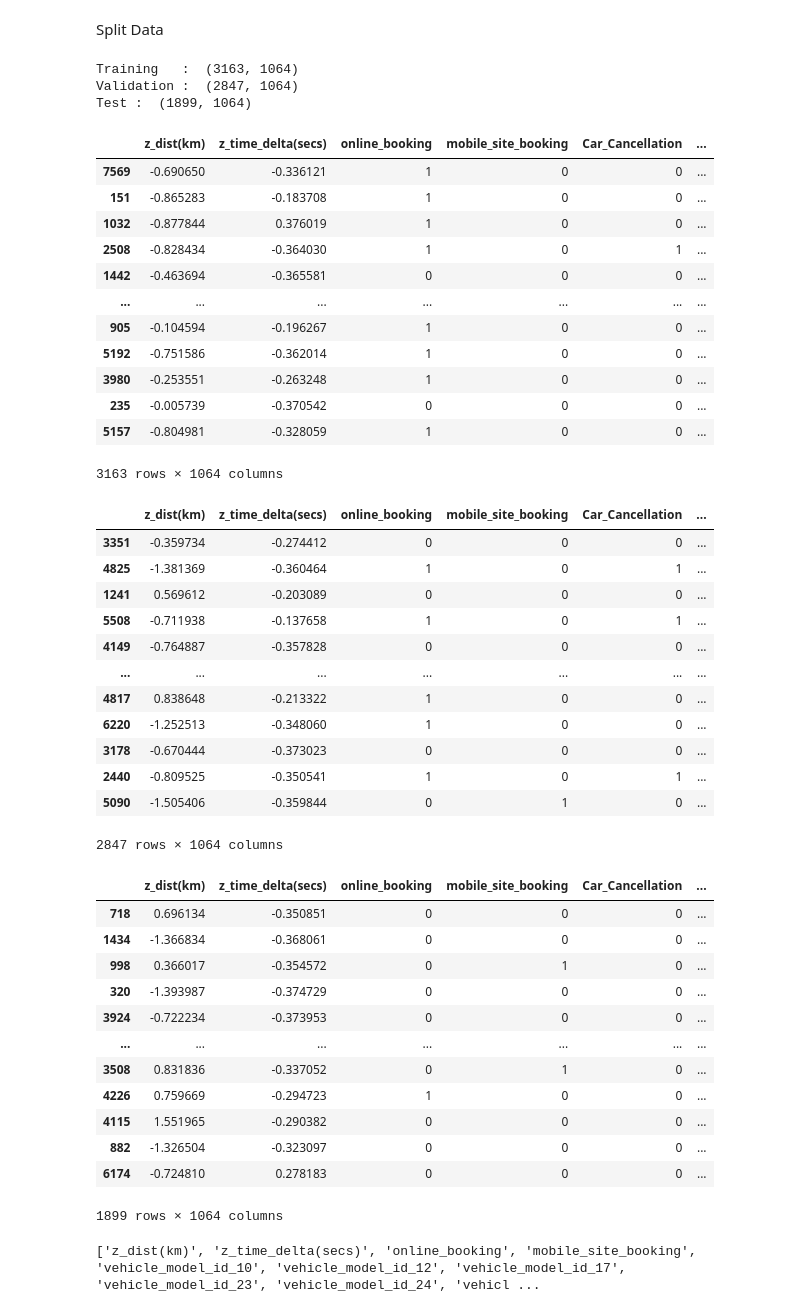
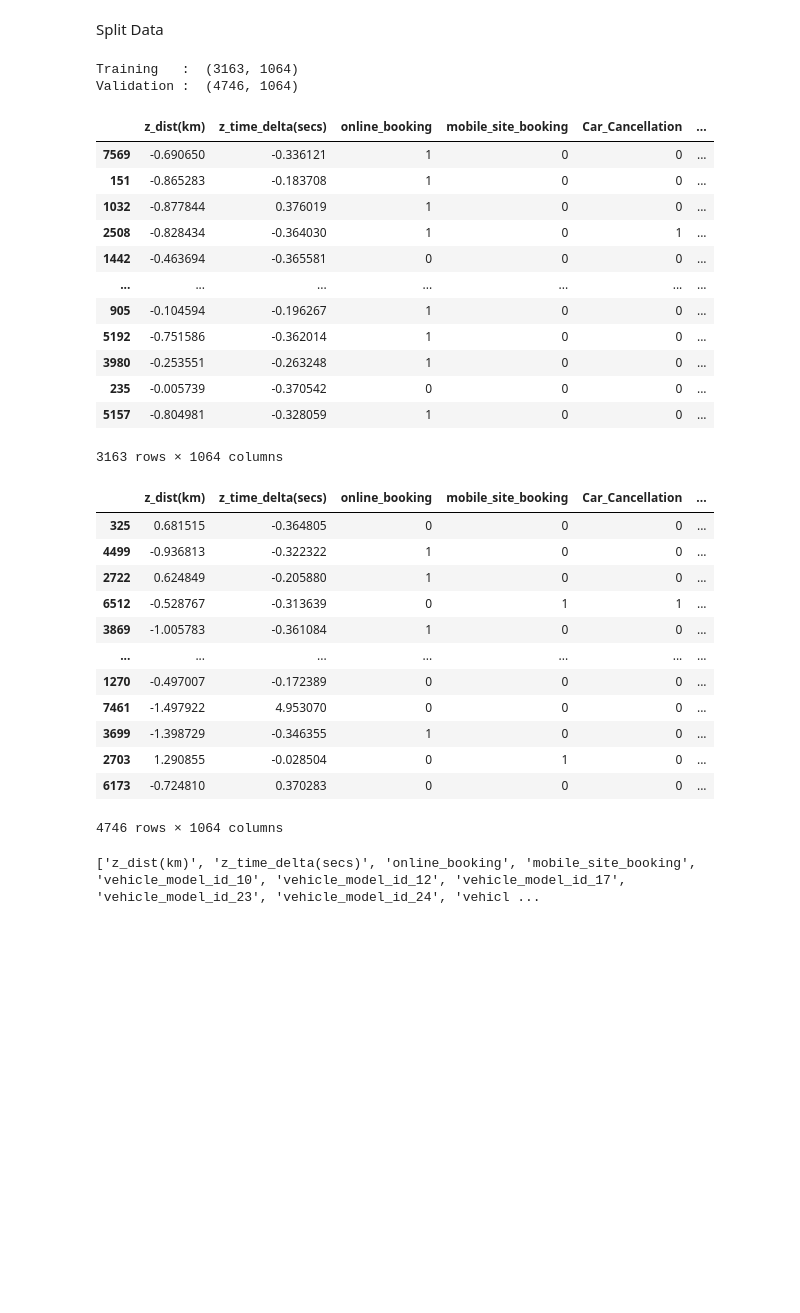
Before and after one commit to zachfreitas/ADS_505_Applied_Data_Sci_for_Business-, a Jupyter notebook: Module_3/Assignment_3/Zachariah_Freitas_Assignment_3.ipynb, the cells around one changed output. Drawn from its saved outputs; the diff is of its cells as text; code cells hidden in the pictures; blank space fills up the shorter version.

```diff
--- a/Module_3/Assignment_3/Zachariah_Freitas_Assignment_3.ipynb
+++ b/Module_3/Assignment_3/Zachariah_Freitas_Assignment_3.ipynb
@@ -334,6 +338,7 @@ for col in num_vars:
 Correlation Analysis
 # %%
 #correlation Analysis
+taxi_df["Car_Cancellation"] = taxi_df["Car_Cancellation"].astype("int64")
 plt.subplots(figsize=(20,10))
 sns.heatmap(taxi_df.corr(), annot = True, fmt = ".2f", cmap = "viridis");
 # %% [output]
@@ -406,75 +411,58 @@ Index(['online_booking', 'mobile_site_booking', 'Car_Cancellation', 'dist(km)',
 Split Data
 # %%
 # alternative way using scikit-learn
-train, temp = train_test_split(taxi_df, train_size=0.4, random_state=1)
-valid, test = train_test_split(temp, train_size=0.6, random_state=1)
+train, valid = train_test_split(taxi_df, train_size=0.4, random_state=1)
+#valid, test = train_test_split(temp, train_size=0.6, random_state=1)
 
 print('Training   : ', train.shape)
 print('Validation : ', valid.shape)
-print('Test : ', test.shape)
 # %% [output]
 Training   :  (3163, 1064)
-Validation :  (2847, 1064)
-Test :  (1899, 1064)
+Validation :  (4746, 1064)
 # %%
 # Normalize the data
 from sklearn import preprocessing
 scaler = preprocessing.StandardScaler()
 scaler.fit(train[['dist(km)', 'time_delta(secs)']])  # Note the use of an array of column names
 
 # Transform the full dataset
 Norm_taxi_df = pd.concat([pd.DataFrame(scaler.transform(taxi_df[['dist(km)', 'time_delta(secs)']]),
                                     columns=['z_dist(km)', 'z_time_delta(secs)']),
                        taxi_df], axis=1).drop(['dist(km)', 'time_delta(secs)'], axis=1)
 
 
 
 trainNorm  = Norm_taxi_df.iloc[train.index]
 display(trainNorm )
 validNorm = Norm_taxi_df.iloc[valid.index]
 display(validNorm)
-testNorm = Norm_taxi_df.iloc[test.index]
-display(testNorm)
 # %% [output]
 |  | z_dist(km) | z_time_delta(secs) | online_booking | mobile_site_booking | Car_Cancellation | ... |
 | 7569 | -0.690650 | -0.336121 | 1 | 0 | 0 | ... |
 | 151 | -0.865283 | -0.183708 | 1 | 0 | 0 | ... |
 | 1032 | -0.877844 | 0.376019 | 1 | 0 | 0 | ... |
 | 2508 | -0.828434 | -0.364030 | 1 | 0 | 1 | ... |
 | 1442 | -0.463694 | -0.365581 | 0 | 0 | 0 | ... |
 | ... | ... | ... | ... | ... | ... | ... |
 | 905 | -0.104594 | -0.196267 | 1 | 0 | 0 | ... |
 | 5192 | -0.751586 | -0.362014 | 1 | 0 | 0 | ... |
 | 3980 | -0.253551 | -0.263248 | 1 | 0 | 0 | ... |
 | 235 | -0.005739 | -0.370542 | 0 | 0 | 0 | ... |
 | 5157 | -0.804981 | -0.328059 | 1 | 0 | 0 | ... |
 3163 rows × 1064 columns
 |  | z_dist(km) | z_time_delta(secs) | online_booking | mobile_site_booking | Car_Cancellation | ... |
-| 3351 | -0.359734 | -0.274412 | 0 | 0 | 0 | ... |
-| 4825 | -1.381369 | -0.360464 | 1 | 0 | 1 | ... |
-| 1241 | 0.569612 | -0.203089 | 0 | 0 | 0 | ... |
-| 5508 | -0.711938 | -0.137658 | 1 | 0 | 1 | ... |
-| 4149 | -0.764887 | -0.357828 | 0 | 0 | 0 | ... |
+| 325 | 0.681515 | -0.364805 | 0 | 0 | 0 | ... |
+| 4499 | -0.936813 | -0.322322 | 1 | 0 | 0 | ... |
+| 2722 | 0.624849 | -0.205880 | 1 | 0 | 0 | ... |
+| 6512 | -0.528767 | -0.313639 | 0 | 1 | 1 | ... |
+| 3869 | -1.005783 | -0.361084 | 1 | 0 | 0 | ... |
 | ... | ... | ... | ... | ... | ... | ... |
-| 4817 | 0.838648 | -0.213322 | 1 | 0 | 0 | ... |
-| 6220 | -1.252513 | -0.348060 | 1 | 0 | 0 | ... |
-| 3178 | -0.670444 | -0.373023 | 0 | 0 | 0 | ... |
-| 2440 | -0.809525 | -0.350541 | 1 | 0 | 1 | ... |
-| 5090 | -1.505406 | -0.359844 | 0 | 1 | 0 | ... |
+| 1270 | -0.497007 | -0.172389 | 0 | 0 | 0 | ... |
+| 7461 | -1.497922 | 4.953070 | 0 | 0 | 0 | ... |
+| 3699 | -1.398729 | -0.346355 | 1 | 0 | 0 | ... |
+| 2703 | 1.290855 | -0.028504 | 0 | 1 | 0 | ... |
+| 6173 | -0.724810 | 0.370283 | 0 | 0 | 0 | ... |
-2847 rows × 1064 columns
+4746 rows × 1064 columns
-|  | z_dist(km) | z_time_delta(secs) | online_booking | mobile_site_booking | Car_Cancellation | ... |
-| 718 | 0.696134 | -0.350851 | 0 | 0 | 0 | ... |
-| 1434 | -1.366834 | -0.368061 | 0 | 0 | 0 | ... |
-| 998 | 0.366017 | -0.354572 | 0 | 1 | 0 | ... |
-| 320 | -1.393987 | -0.374729 | 0 | 0 | 0 | ... |
-| 3924 | -0.722234 | -0.373953 | 0 | 0 | 0 | ... |
-| ... | ... | ... | ... | ... | ... | ... |
-| 3508 | 0.831836 | -0.337052 | 0 | 1 | 0 | ... |
-| 4226 | 0.759669 | -0.294723 | 1 | 0 | 0 | ... |
-| 4115 | 1.551965 | -0.290382 | 0 | 0 | 0 | ... |
-| 882 | -1.326504 | -0.323097 | 0 | 0 | 0 | ... |
-| 6174 | -0.724810 | 0.278183 | 0 | 0 | 0 | ... |
-1899 rows × 1064 columns
 # %%
 # Predictor List
 predictors = trainNorm.columns.values.tolist()
```
Also changed, not shown: parts of 23 cells of this notebook.
